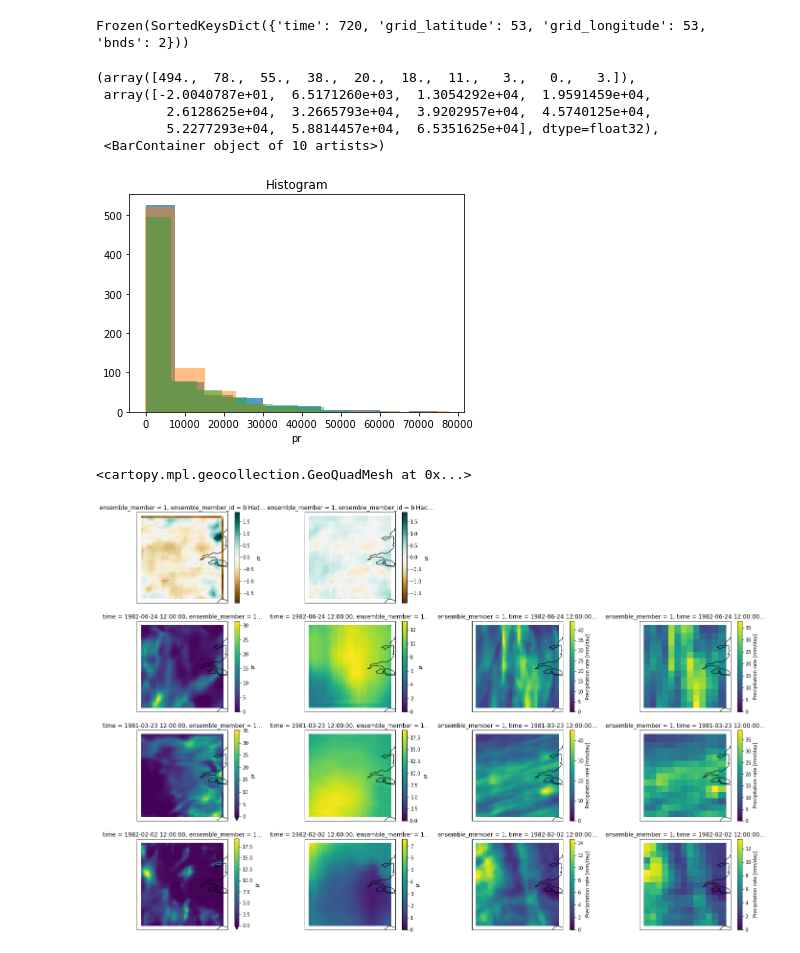
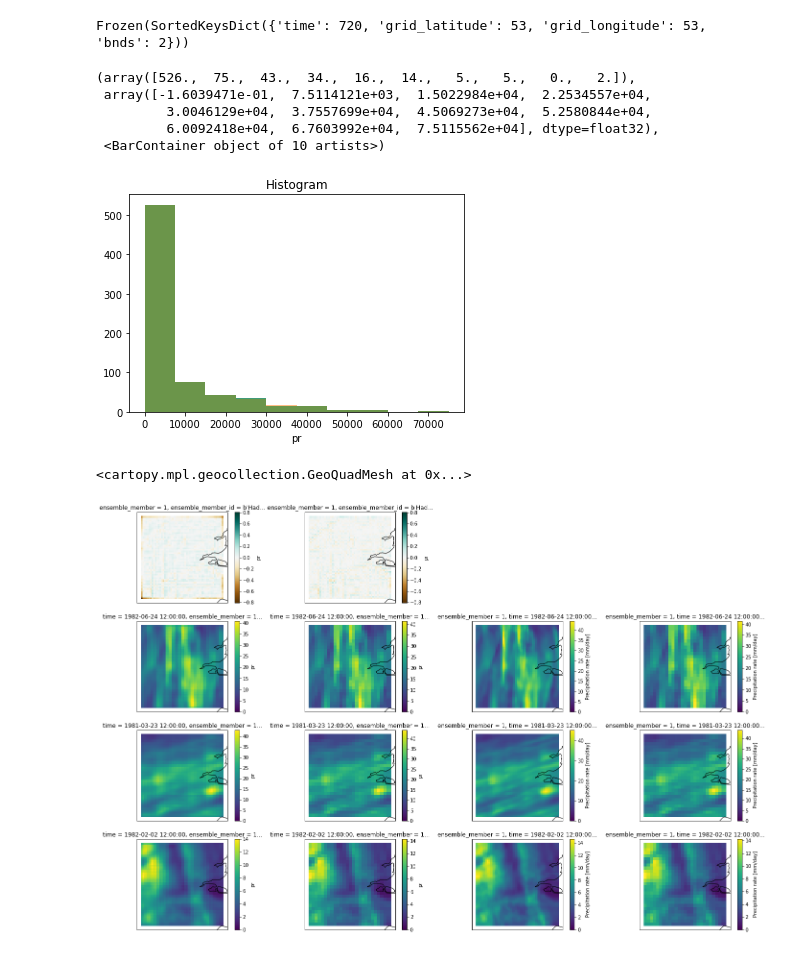
Before and after one commit to henryaddison/ml-downscaling-emulation, a Jupyter notebook: notebooks/learning/evaluation.ipynb, the cells around one changed output. Drawn from its saved outputs; the diff is of its cells as text; code cells hidden in the pictures.

Commit message:
try evaluating some models that are actually good

```diff
--- a/notebooks/learning/evaluation.ipynb
+++ b/notebooks/learning/evaluation.ipynb
@@ -25,7 +25,7 @@ import pysteps
 # %%
 hi_res_data = xr.open_mfdataset("../../../../derived_data/2.2km-london/rcp85/01/pr/day/*.nc").isel(ensemble_member=0, time=slice(720))
 hi_res_data.assign_coords(season=(('time'), (hi_res_data.month_number.values % 12 // 4)))
-lo_res_data = xr.open_mfdataset("../../../../derived_data/coarsened-4x-2.2km-london/rcp85/01/pr/day/*.nc").isel(ensemble_member=0, time=slice(720))
+lo_res_data = xr.open_mfdataset("../../../../derived_data/coarsened-2x-2.2km-london/rcp85/01/pr/day/*.nc").isel(ensemble_member=0, time=slice(720))
 lo_res_data.assign_coords(season=(('time'), (lo_res_data.month_number.values % 12 // 4)))
 # %% [output]
 <xarray.Dataset>
@@ -65,22 +65,22 @@ def predict(model, lo_res_data, hi_res_data):
 
 #     return
 # %%
-model_path = '../../checkpoints/3801893.bp1/model-epoch1999.pth'
+model_path = '../../checkpoints/170026/model-epoch199.pth'
 model_1_preds = predict(load_model(model_path), lo_res_data, hi_res_data)
 
-model_path = '../../checkpoints/u-net-coarsened-4x-london-pr/model-epoch200.pth'
+model_path = '../../checkpoints/170399/model-epoch199.pth'
 model_2_preds = predict(load_model(model_path), lo_res_data, hi_res_data)
 # %%
 hi_res_data.sum(dim=["grid_longitude", "grid_latitude"]).pr.plot.hist(alpha=0.75)
 model_1_preds.sum(dim=["grid_longitude", "grid_latitude"]).pr.plot.hist(alpha=0.5)
 model_2_preds.sum(dim=["grid_longitude", "grid_latitude"]).pr.plot.hist(alpha=0.5)
 # %% [output]
-(array([494.,  78.,  55.,  38.,  20.,  18.,  11.,   3.,   0.,   3.]),
- array([-2.0040787e+01,  6.5171260e+03,  1.3054292e+04,  1.9591459e+04,
-         2.6128625e+04,  3.2665793e+04,  3.9202957e+04,  4.5740125e+04,
-         5.2277293e+04,  5.8814457e+04,  6.5351625e+04], dtype=float32),
+(array([526.,  75.,  43.,  34.,  16.,  14.,   5.,   5.,   0.,   2.]),
+ array([-1.6039471e-01,  7.5114121e+03,  1.5022984e+04,  2.2534557e+04,
+         3.0046129e+04,  3.7557699e+04,  4.5069273e+04,  5.2580844e+04,
+         6.0092418e+04,  6.7603992e+04,  7.5115562e+04], dtype=float32),
  <BarContainer object of 10 artists>)
-[figure, old version]
+[figure, new version]
 # %%
 cp_model_rotated_pole = ccrs.RotatedPole(pole_longitude=177.5, pole_latitude=37.5)
 platecarree = ccrs.PlateCarree()
@@ -90,6 +90,9 @@ model_2_mean_diff = (model_2_preds.mean(dim=["time"]).pr - hi_res_data.mean(dim=
 
 vmin = min(model_1_mean_diff.min().values, model_2_mean_diff.min().values)
 vmax = max(model_1_mean_diff.max().values, model_2_mean_diff.max().values)
+
+vmin = min(vmin, -vmax)
+vmax = max(vmax, -vmin)
 
 fig = plt.figure(figsize=(24, 16))
 ax = fig.add_subplot(4, 4, 1, projection=cp_model_rotated_pole)
@@ -114,34 +117,34 @@ ax.coastlines()
 lo_res_data.pr.sel(time="1982-06-24").plot(ax = ax, x='grid_longitude', y='grid_latitude', transform=cp_model_rotated_pole, vmin=0)
 
 ax = fig.add_subplot(4, 4, 9, projection=cp_model_rotated_pole)
 ax.coastlines()
 model_1_preds.pr.sel(time="1981-03-23").plot(ax = ax, x='grid_longitude', y='grid_latitude', transform=cp_model_rotated_pole, vmin=0)
 ax = fig.add_subplot(4, 4, 10, projection=cp_model_rotated_pole)
 ax.coastlines()
 model_2_preds.pr.sel(time="1981-03-23").plot(ax = ax, x='grid_longitude', y='grid_latitude', transform=cp_model_rotated_pole, vmin=0)
 ax = fig.add_subplot(4, 4, 11, projection=cp_model_rotated_pole)
 ax.coastlines()
 hi_res_data.pr.sel(time="1981-03-23").plot(ax = ax, x='grid_longitude', y='grid_latitude', transform=cp_model_rotated_pole, vmin=0)
 ax = fig.add_subplot(4, 4, 12, projection=cp_model_rotated_pole)
 ax.coastlines()
 lo_res_data.pr.sel(time="1981-03-23").plot(ax = ax, x='grid_longitude', y='grid_latitude', transform=cp_model_rotated_pole, vmin=0)
 
 
 ax = fig.add_subplot(4, 4, 13, projection=cp_model_rotated_pole)
 ax.coastlines()
 model_1_preds.pr.sel(time="1982-02-02").plot(ax = ax, x='grid_longitude', y='grid_latitude', transform=cp_model_rotated_pole, vmin=0)
 ax = fig.add_subplot(4, 4, 14, projection=cp_model_rotated_pole)
 ax.coastlines()
 model_2_preds.pr.sel(time="1982-02-02").plot(ax = ax, x='grid_longitude', y='grid_latitude', transform=cp_model_rotated_pole, vmin=0)
 ax = fig.add_subplot(4, 4, 15, projection=cp_model_rotated_pole)
 ax.coastlines()
 hi_res_data.pr.sel(time="1982-02-02").plot(ax = ax, x='grid_longitude', y='grid_latitude', transform=cp_model_rotated_pole, vmin=0)
 ax = fig.add_subplot(4, 4, 16, projection=cp_model_rotated_pole)
 ax.coastlines()
 lo_res_data.pr.sel(time="1982-02-02").plot(ax = ax, x='grid_longitude', y='grid_latitude', transform=cp_model_rotated_pole, vmin=0)
 # %% [output]
 <cartopy.mpl.geocollection.GeoQuadMesh at 0x...>
-[figure, old version]
+[figure, new version]
 # %%
 fig.savefig("eval-test-plots.png")
 # %%
```
Also changed, not shown: parts of 1 cell of this notebook.
